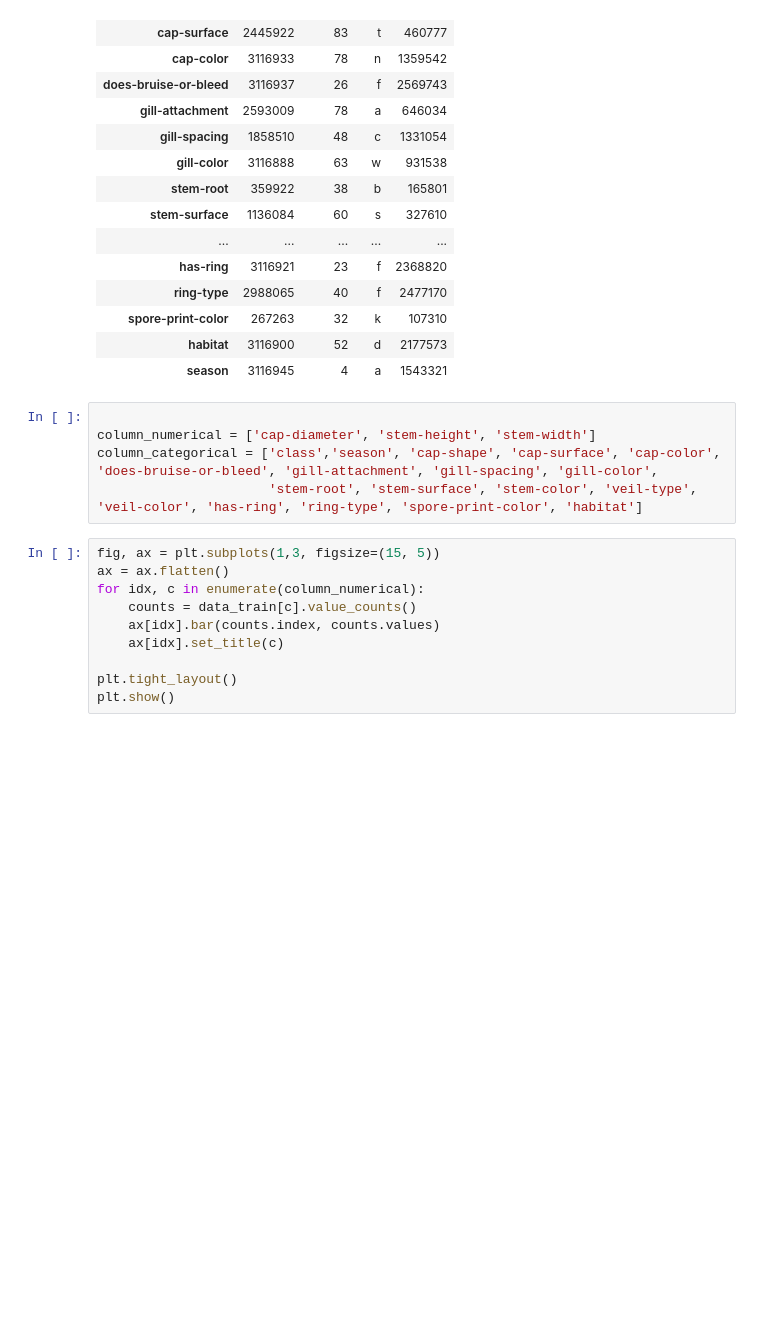
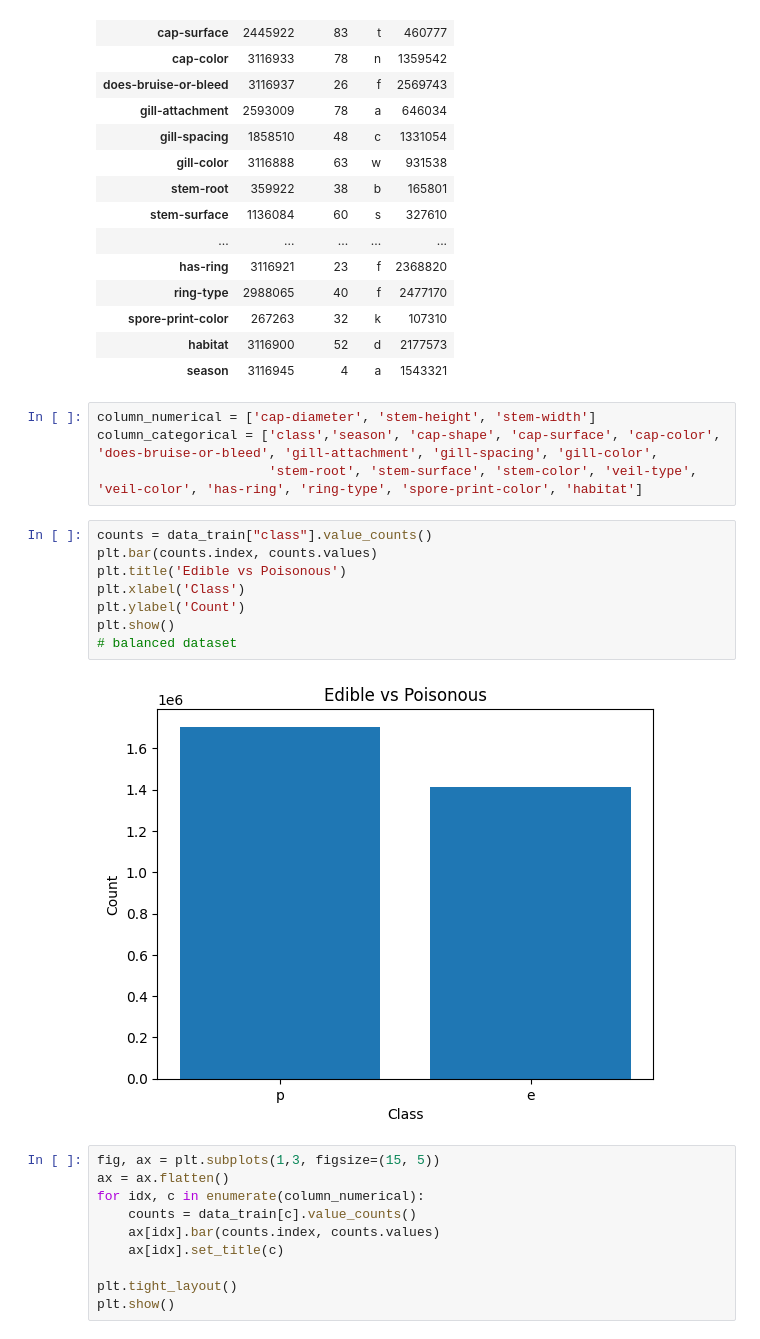
Before and after one commit to kiwiii2409/kaggle_funsies, a Jupyter notebook: poisonous-mushrooms/mushroom.ipynb, the cells around one changed output. Drawn from its saved outputs; the diff is of its cells as text; blank space fills up the shorter version.

```diff
--- a/poisonous-mushrooms/mushroom.ipynb
+++ b/poisonous-mushrooms/mushroom.ipynb
@@ -88,10 +81,19 @@ data_train.describe(include='O').T
 | habitat | 3116900 | 52 | d | 2177573 |
 | season | 3116945 | 4 | a | 1543321 |
 # %%
-
 column_numerical = ['cap-diameter', 'stem-height', 'stem-width']
 column_categorical = ['class','season', 'cap-shape', 'cap-surface', 'cap-color', 'does-bruise-or-bleed', 'gill-attachment', 'gill-spacing', 'gill-color',
                       'stem-root', 'stem-surface', 'stem-color', 'veil-type', 'veil-color', 'has-ring', 'ring-type', 'spore-print-color', 'habitat']
+# %%
+counts = data_train["class"].value_counts()
+plt.bar(counts.index, counts.values)
+plt.title('Edible vs Poisonous')
+plt.xlabel('Class')
+plt.ylabel('Count')
+plt.show()
+# balanced dataset
+# %% [output]
+[figure, added]
 # %%
 fig, ax = plt.subplots(1,3, figsize=(15, 5))
 ax = ax.flatten()
```
Also changed, not shown: parts of 60 cells of this notebook, 1 other file.
